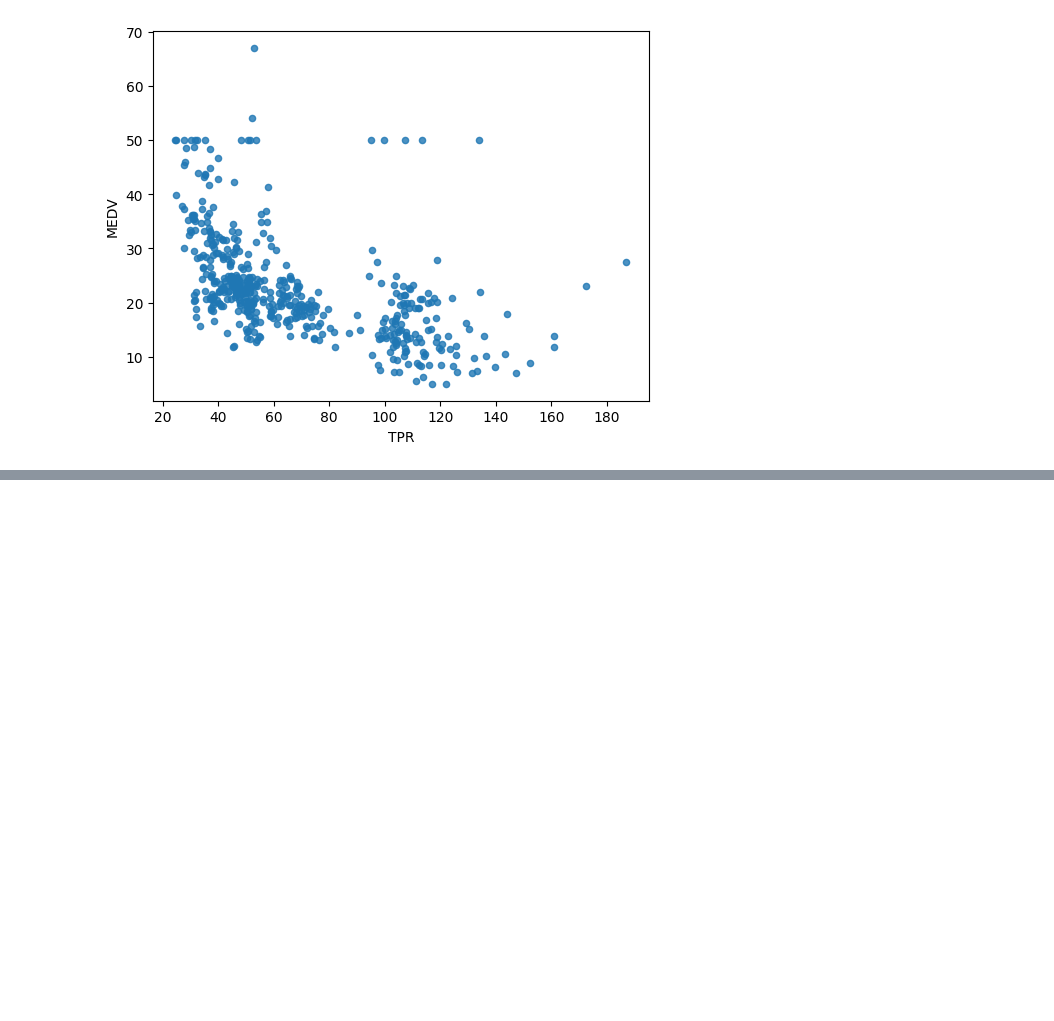
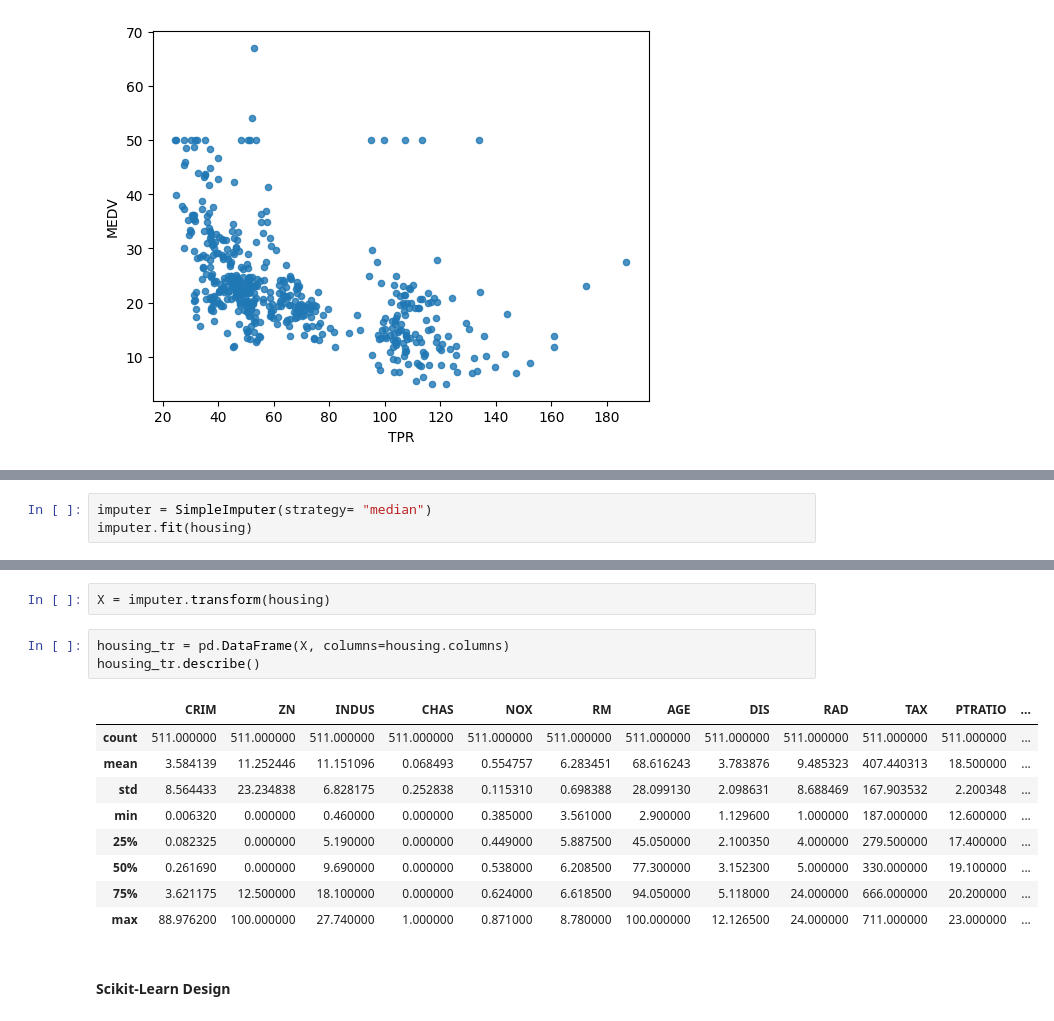
Before and after one commit to frankuard/Training-Model-for-Real-Estate-Data, a Jupyter notebook: main.ipynb, the cells around one changed output, grey strips where cells are left out. Drawn from its saved outputs; the diff is of its cells as text; blank space fills up the shorter version.

```diff
--- a/main.ipynb
+++ b/main.ipynb
@@ -228,0 +300,3 @@ housing.plot(kind="scatter", x="TPR", y="MEDV", alpha=0.8)
+# %%
+imputer = SimpleImputer(strategy= "median")
+imputer.fit(housing)
@@ -228,0 +312,17 @@ housing.plot(kind="scatter", x="TPR", y="MEDV", alpha=0.8)
+# %%
+X = imputer.transform(housing)
+# %%
+housing_tr = pd.DataFrame(X, columns=housing.columns)
+housing_tr.describe()
+# %% [output]
+|  | CRIM | ZN | INDUS | CHAS | NOX | RM | AGE | DIS | RAD | TAX | PTRATIO | ... |
+| count | 511.000000 | 511.000000 | 511.000000 | 511.000000 | 511.000000 | 511.000000 | 511.000000 | 511.000000 | 511.000000 | 511.000000 | 511.000000 | ... |
+| mean | 3.584139 | 11.252446 | 11.151096 | 0.068493 | 0.554757 | 6.283451 | 68.616243 | 3.783876 | 9.485323 | 407.440313 | 18.500000 | ... |
+| std | 8.564433 | 23.234838 | 6.828175 | 0.252838 | 0.115310 | 0.698388 | 28.099130 | 2.098631 | 8.688469 | 167.903532 | 2.200348 | ... |
+| min | 0.006320 | 0.000000 | 0.460000 | 0.000000 | 0.385000 | 3.561000 | 2.900000 | 1.129600 | 1.000000 | 187.000000 | 12.600000 | ... |
+| 25% | 0.082325 | 0.000000 | 5.190000 | 0.000000 | 0.449000 | 5.887500 | 45.050000 | 2.100350 | 4.000000 | 279.500000 | 17.400000 | ... |
+| 50% | 0.261690 | 0.000000 | 9.690000 | 0.000000 | 0.538000 | 6.208500 | 77.300000 | 3.152300 | 5.000000 | 330.000000 | 19.100000 | ... |
+| 75% | 3.621175 | 12.500000 | 18.100000 | 0.000000 | 0.624000 | 6.618500 | 94.050000 | 5.118000 | 24.000000 | 666.000000 | 20.200000 | ... |
+| max | 88.976200 | 100.000000 | 27.740000 | 1.000000 | 0.871000 | 8.780000 | 100.000000 | 12.126500 | 24.000000 | 711.000000 | 23.000000 | ... |
+# %% [markdown]
+#### **Scikit-Learn Design**
```
Also changed, not shown: parts of 22 cells of this notebook, 1 other file.
